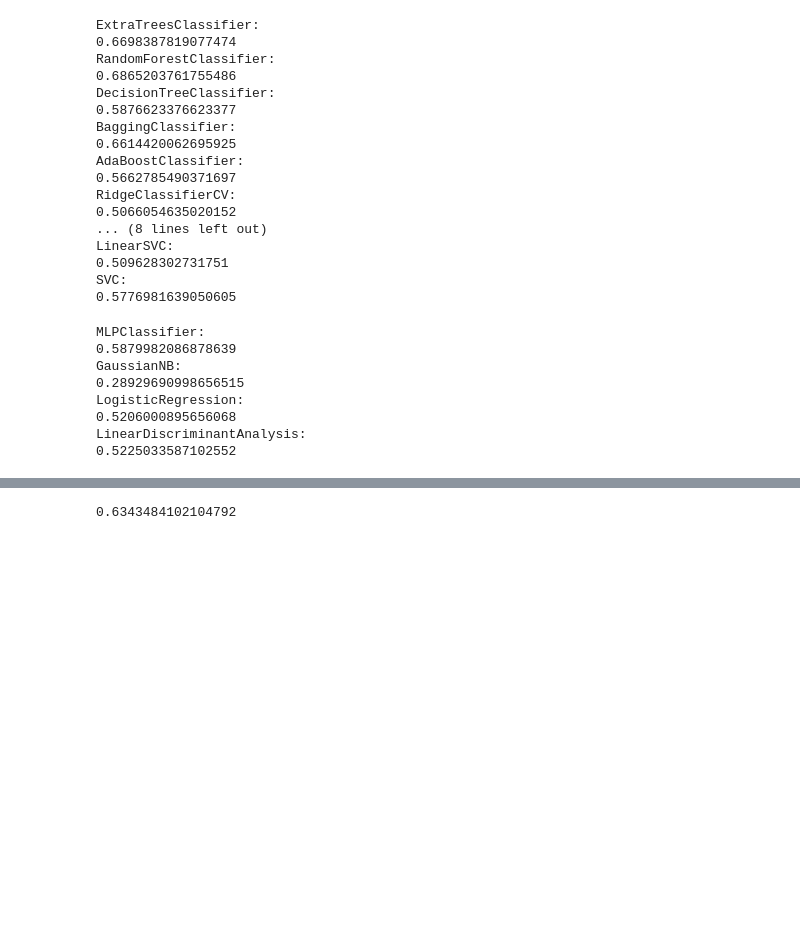
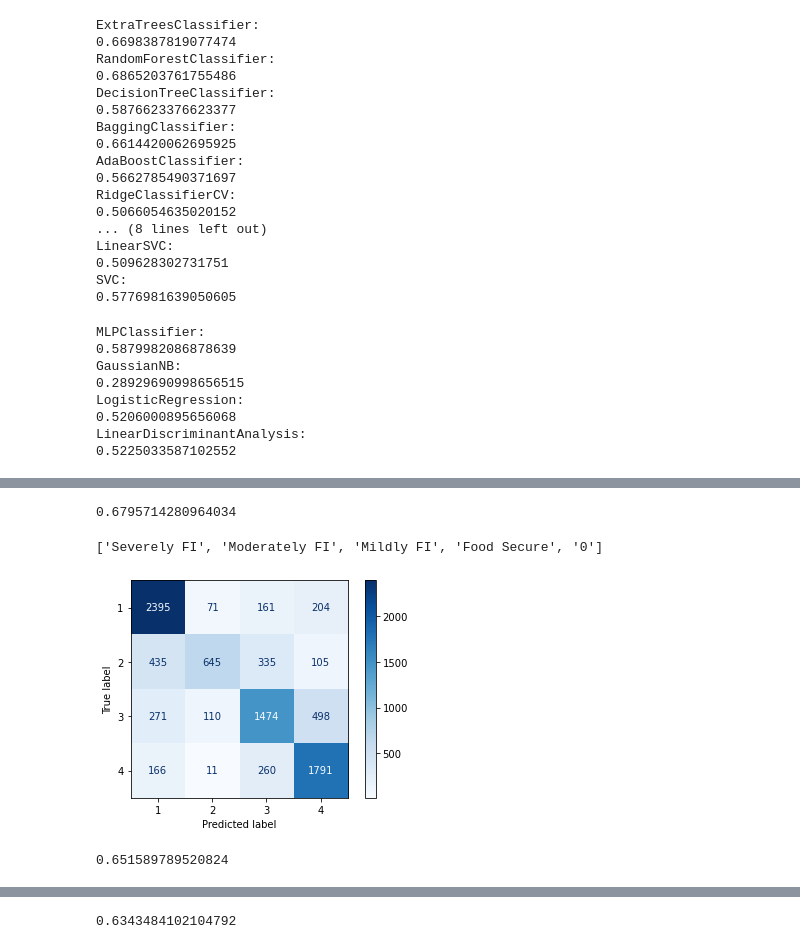
Before and after one commit to willianck/Predicting-Food-Insecurity, a Jupyter notebook: pipeline_demo.ipynb, the cells around one changed output, grey strips where cells are left out. Cells and saved outputs as stored; diff of their text form; code cells hidden in the pictures; blank space fills up the shorter version.

```diff
--- a/pipeline_demo.ipynb
+++ b/pipeline_demo.ipynb
@@ -210,0 +260,36 @@ score = classifier.score(X_test, y_test)
+# %%
+from sklearn.metrics import f1_score
+f1_score(y_pred, y_test, average='macro')
+# %% [output]
+0.6795714280964034
+# %%
+from sklearn import preprocessing
+le = preprocessing.LabelEncoder()
+le.fit(["0","Food Secure", "Mildly FI", "Moderately FI", "Severely FI"])
+
+list(le.classes_)
+
+# le.transform(["tokyo", "tokyo", "paris"])
+
+list(le.inverse_transform([4,3,2, 1, 0]))
+# %% [output]
+['Severely FI', 'Moderately FI', 'Mildly FI', 'Food Secure', '0']
+# %%
+from sklearn.metrics import plot_confusion_matrix
+from sklearn.metrics import confusion_matrix
+
+# labels = ['Ser']
+# plot_confusion_matrix(y_test, y_pred)
+# HFIAS_status = ['Food Secure', 'Mildly FI', 'Moderately FI', 'Severely FI']
+# y_true_strings =  le.inverse_transform(y_test)
+# y_pred_strings = le.inverse_transform(y_pred)
+labels=['Severely Food Insecure', 'Moderately Food Insecure', 'Mildy Food Insecure', 'Food Secure'],
+plot_confusion_matrix(classifier, X_test, y_test,
+                                 cmap=plt.cm.Blues
+                                 )
+
+# cf_matrix = confusion_matrix(y_test, y_pred)
+# print(cf_matrix)
+plt.savefig('randomforest.png',format='png',bbox_inches = "tight")
+# %% [output]
+[figure, added]
@@ -210,0 +298,8 @@ score = classifier.score(X_test, y_test)
+# %%
+clf_svc = SVC(C=10, gamma=0.1,kernel='rbf',random_state=0)
+clf_svc.fit(X_train, y_train)
+clf_svc.score(X_test, y_test)
+
+# {'C': 10, 'gamma': 0.1, 'kernel': 'rbf'}
+# %% [output]
+0.651589789520824
```
Also changed, not shown: parts of 18 cells of this notebook.
